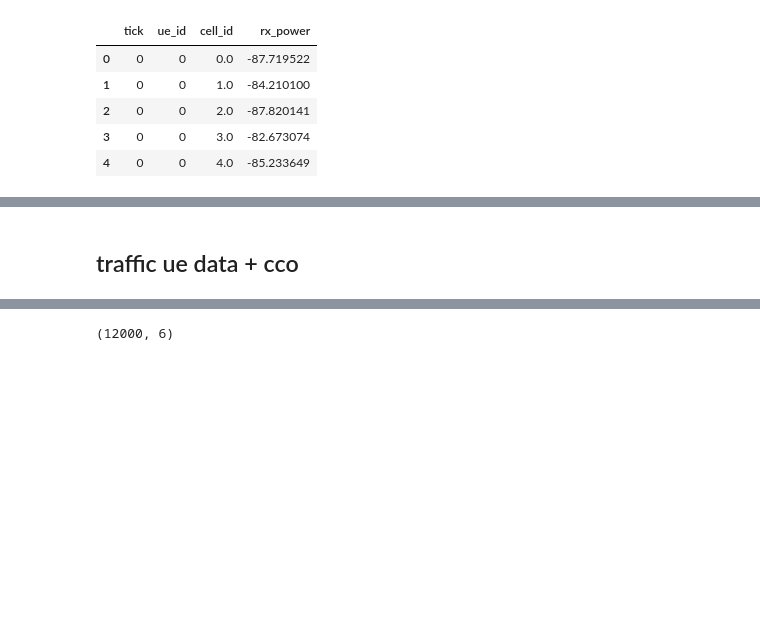
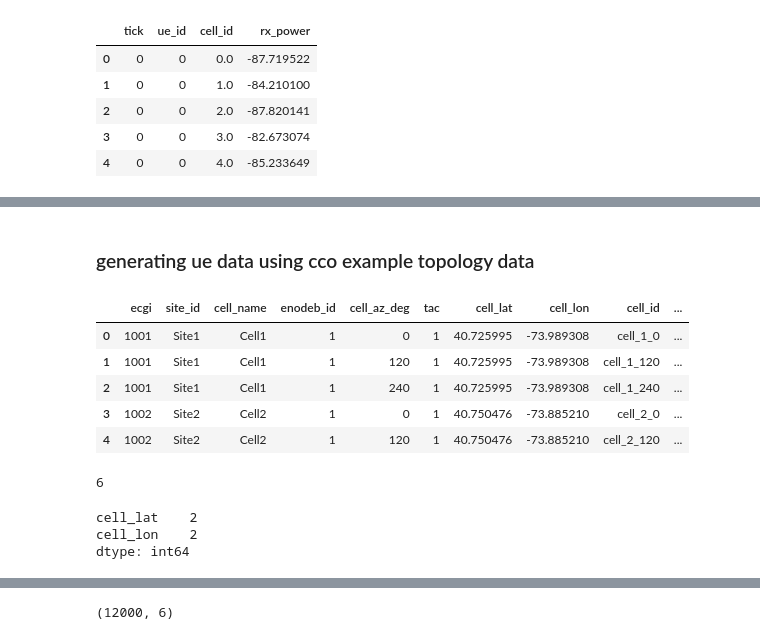
Before and after one commit to tanzim10/maveric, a Jupyter notebook: notebooks/traffic_model.ipynb, the cells around one changed output, grey strips where cells are left out. Saved outputs shown, nothing was run; the diff lists cells and outputs as text; code cells hidden in the pictures; blank space fills up the shorter version.

```diff
--- a/notebooks/traffic_model.ipynb
+++ b/notebooks/traffic_model.ipynb
@@ -797,5 +830,5 @@ ue_rxpower_data.head()
 # %% [markdown]
-## traffic ue data + cco
+### generating ue data using cco example topology data
 # %%
 import sys
 from pathlib import Path
@@ -817,3 +862,22 @@ with open(spatial_params_path, "r") as f:
     spatial_params = json.load(f)
 with open(time_params_path, "r") as f:
     time_params = json.load(f)
+# %%
+topology_data.head()
+# %% [output]
+|  | ecgi | site_id | cell_name | enodeb_id | cell_az_deg | tac | cell_lat | cell_lon | cell_id | ... |
+| 0 | 1001 | Site1 | Cell1 | 1 | 0 | 1 | 40.725995 | -73.989308 | cell_1_0 | ... |
+| 1 | 1001 | Site1 | Cell1 | 1 | 120 | 1 | 40.725995 | -73.989308 | cell_1_120 | ... |
+| 2 | 1001 | Site1 | Cell1 | 1 | 240 | 1 | 40.725995 | -73.989308 | cell_1_240 | ... |
+| 3 | 1002 | Site2 | Cell2 | 1 | 0 | 1 | 40.750476 | -73.885210 | cell_2_0 | ... |
+| 4 | 1002 | Site2 | Cell2 | 1 | 120 | 1 | 40.750476 | -73.885210 | cell_2_120 | ... |
+# %%
+topology_data['cell_id'].nunique()
+# %% [output]
+6
+# %%
+topology_data[['cell_lat', 'cell_lon']].nunique()
+# %% [output]
+cell_lat    2
+cell_lon    2
+dtype: int64
```
Also changed, not shown: parts of 15 cells of this notebook.
